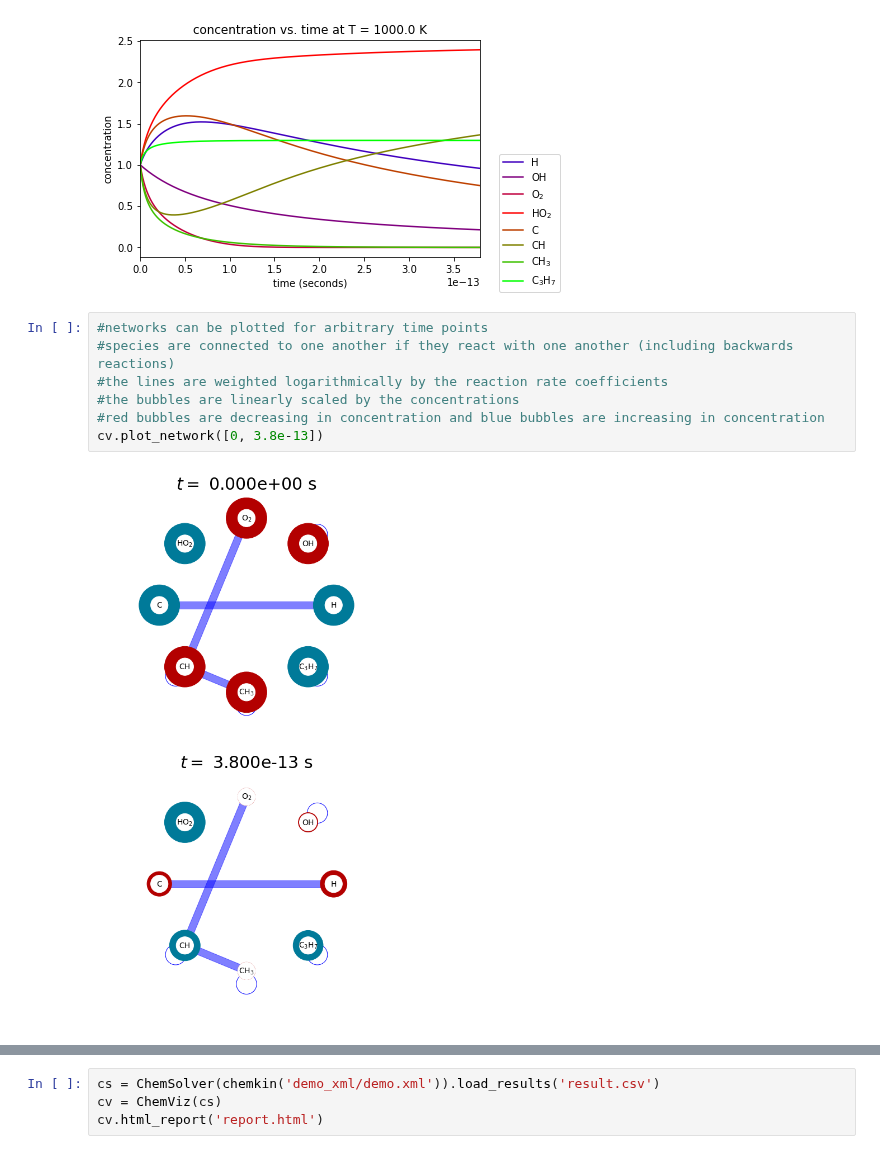
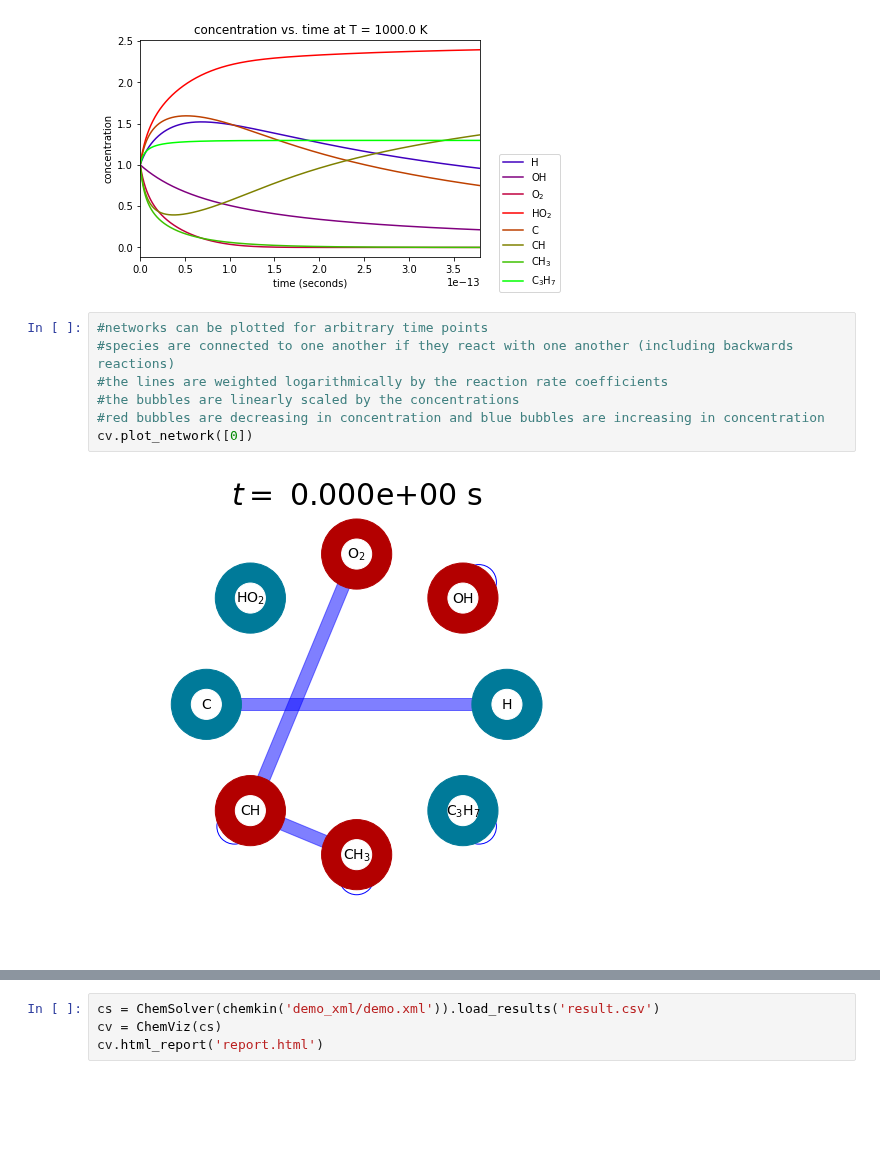
Before and after one commit to cs207group4/cs207-FinalProject, a Jupyter notebook: demo_notebook/demo.ipynb, the cells around one changed output, grey strips where cells are left out. Drawn from its saved outputs; the diff is of its cells as text; blank space fills up the shorter version.

```diff
--- a/demo_notebook/demo.ipynb
+++ b/demo_notebook/demo.ipynb
@@ -212,9 +211,9 @@ cv.plot_time_series("concentration",tmax=3.8e-13)
 # %%
 #networks can be plotted for arbitrary time points
 #species are connected to one another if they react with one another (including backwards reactions)
 #the lines are weighted logarithmically by the reaction rate coefficients
 #the bubbles are linearly scaled by the concentrations
 #red bubbles are decreasing in concentration and blue bubbles are increasing in concentration
-cv.plot_network([0, 3.8e-13])
+cv.plot_network([0])
 # %% [output]
-[figure, old version]
+[figure, new version]
```
Also changed, not shown: parts of 6 cells of this notebook, 1 other file.
